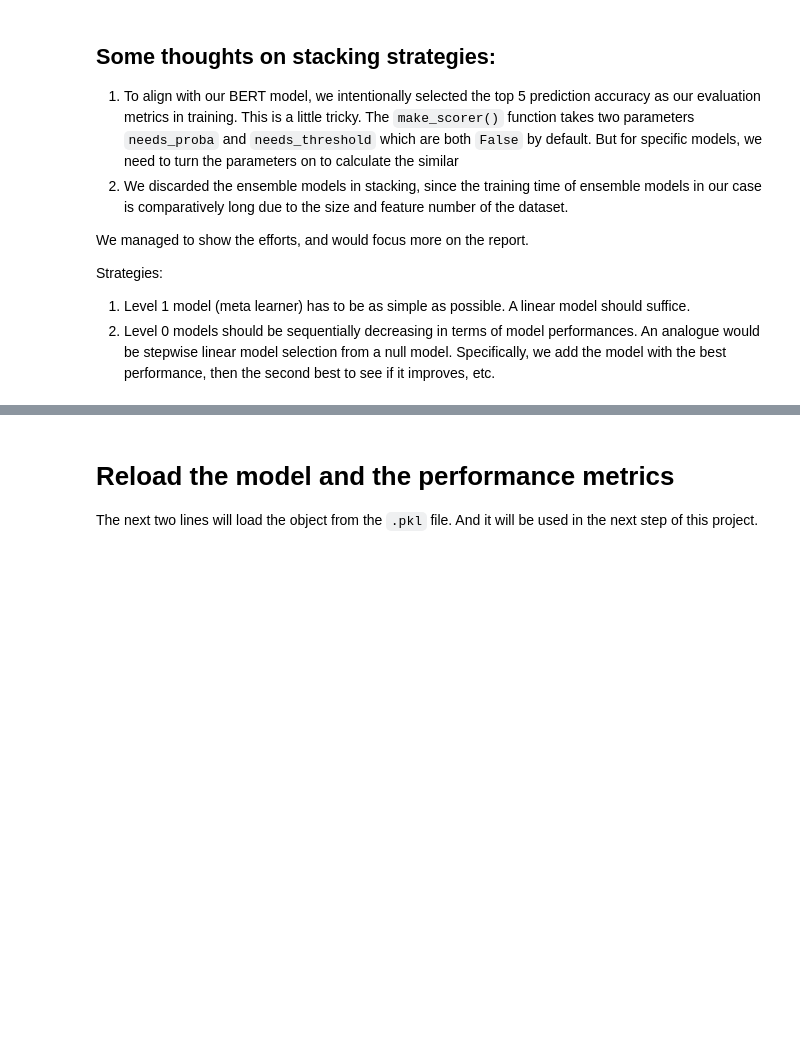
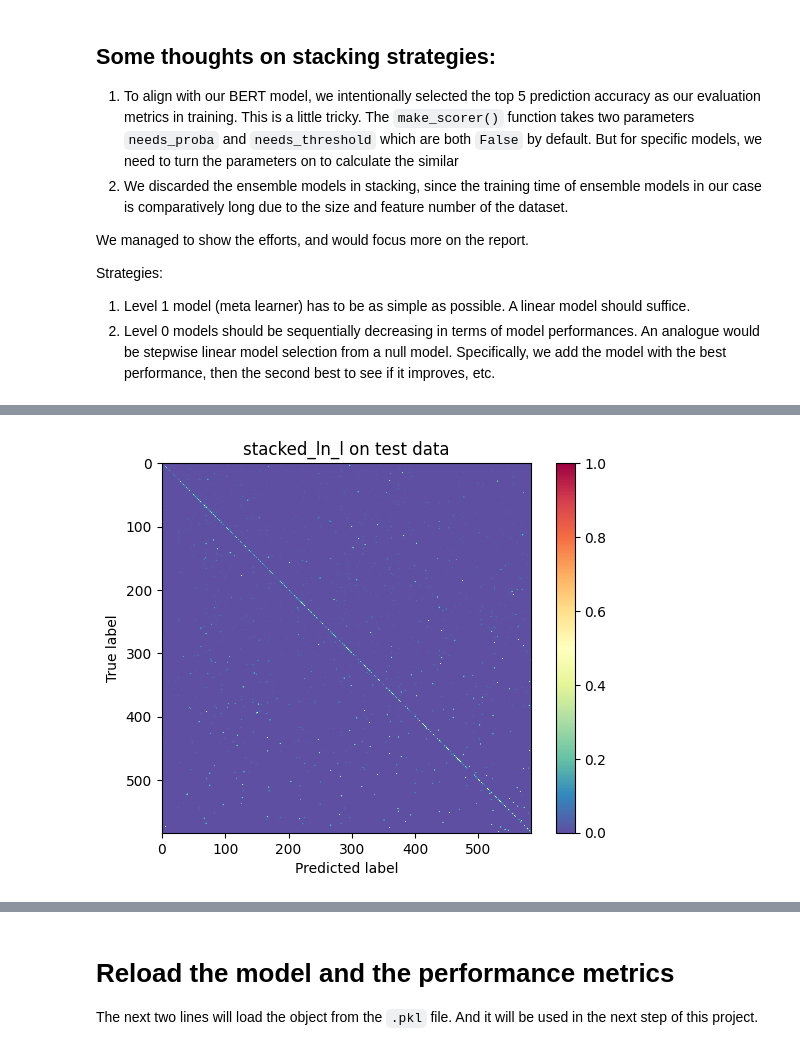
Before and after one commit to CeleritasML/sommelier-app, a Jupyter notebook: notebooks/stacking.ipynb, the cells around one changed output, grey strips where cells are left out. Drawn from its saved outputs; the diff is of its cells as text; code cells hidden in the pictures; blank space fills up the shorter version.

```diff
--- a/notebooks/stacking.ipynb
+++ b/notebooks/stacking.ipynb
@@ -337,3 +378,12 @@ Strategies:
+# %%
+plot_conf_matrix(
+    data["test"]["region_variety"],
+    predict_top5(stacked_ln_l, test_vectors, data["test"]["region_variety"]),
+    "stacked_ln_l on test data",
+    "../img/confusion_matrix_stacked_ln_l_test.png",
+)
+# %% [output]
+[figure, added]
 # %%
 from sklearn.ensemble import StackingClassifier
 
```
Also changed, not shown: parts of 21 cells of this notebook, 16 other files.
